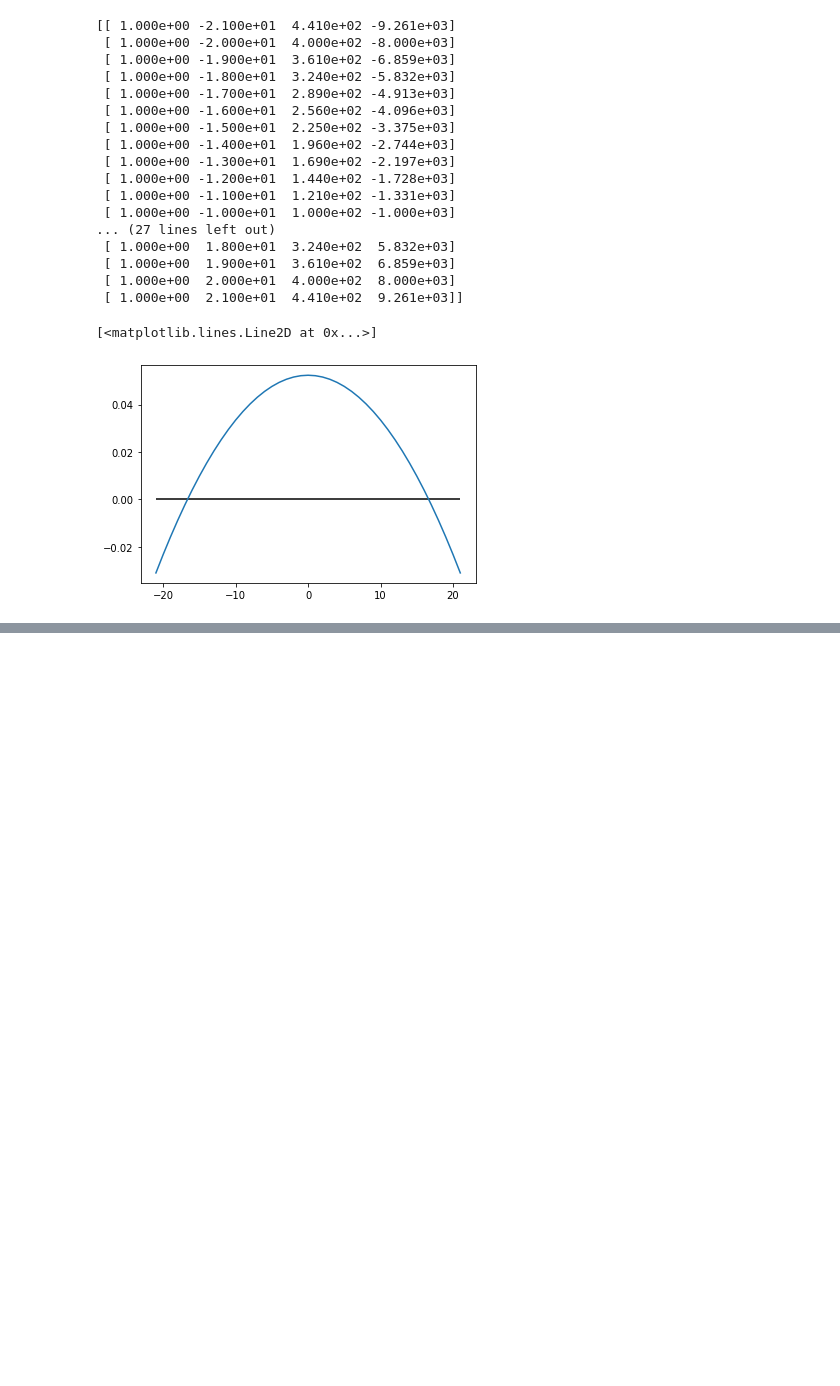
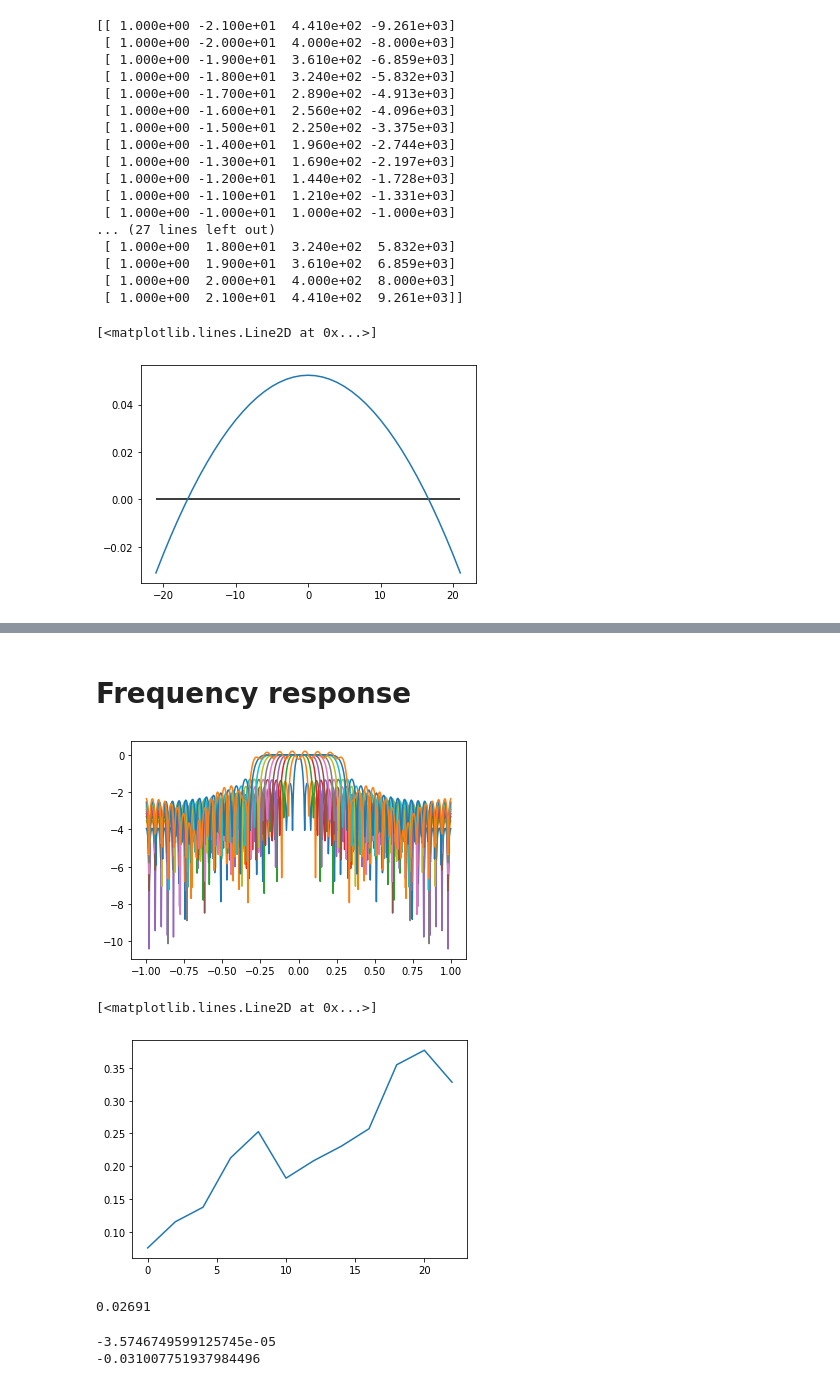
Before and after one commit to felipeangelimvieira/seal_parameter_identification, a Jupyter notebook: draft-notebooks/savgol_filter.ipynb, the cells around one changed output, grey strips where cells are left out. Saved outputs shown, nothing was run; the diff lists cells and outputs as text; code cells hidden in the pictures; blank space fills up the shorter version.

```diff
--- a/draft-notebooks/savgol_filter.ipynb
+++ b/draft-notebooks/savgol_filter.ipynb
@@ -51,0 +56,44 @@ plt.scatter(f, h)
+# %% [markdown]
+# Frequency response
+# %%
+M = 25
+N = 0
+
+cutoff = []
+Ns = []
+for N in range(0, M-1, 2):
+    num_dados = 2*M + 1
+    grau = N + 1
+
+    A = np.zeros((num_dados, grau))
+
+    for n in range(A.shape[0]):
+        for i in range(A.shape[1]):
+            A[n, i] = (n-M)**i
+
+    H = np.linalg.inv(A.transpose() @ A) @ A.transpose()
+
+    h = H[0, :]
+
+    res = np.convolve([int(i==0) for i in range(-200, 201)], h)
+
+    h = fftshift(fft(res))
+    f = fftshift(fftfreq(h.shape[0]))
+    plt.plot(f*2, np.log(np.abs(h)))
+    h = h[f >= 0]
+    f = f[f >= 0]
+    diff = np.abs(np.log(h) + 3)
+
+    cutoff.append(2*f[np.argmin(diff)])
+    Ns.append(N)
+plt.show()
+
+plt.plot(Ns, cutoff)
+# %% [output]
+[figure, added]
+[<matplotlib.lines.Line2D at 0x...>]
+[figure, added]
+# %%
+69 / (1 / 0.000195) * 2
+# %% [output]
+0.02691
@@ -51,0 +102,6 @@ plt.scatter(f, h)
+# %%
+print(h[-1])
+print(h[0])
+# %% [output]
+-3.5746749599125745e-05
+-0.031007751937984496
```
Also changed, not shown: parts of 3 cells of this notebook, 2 other files.
